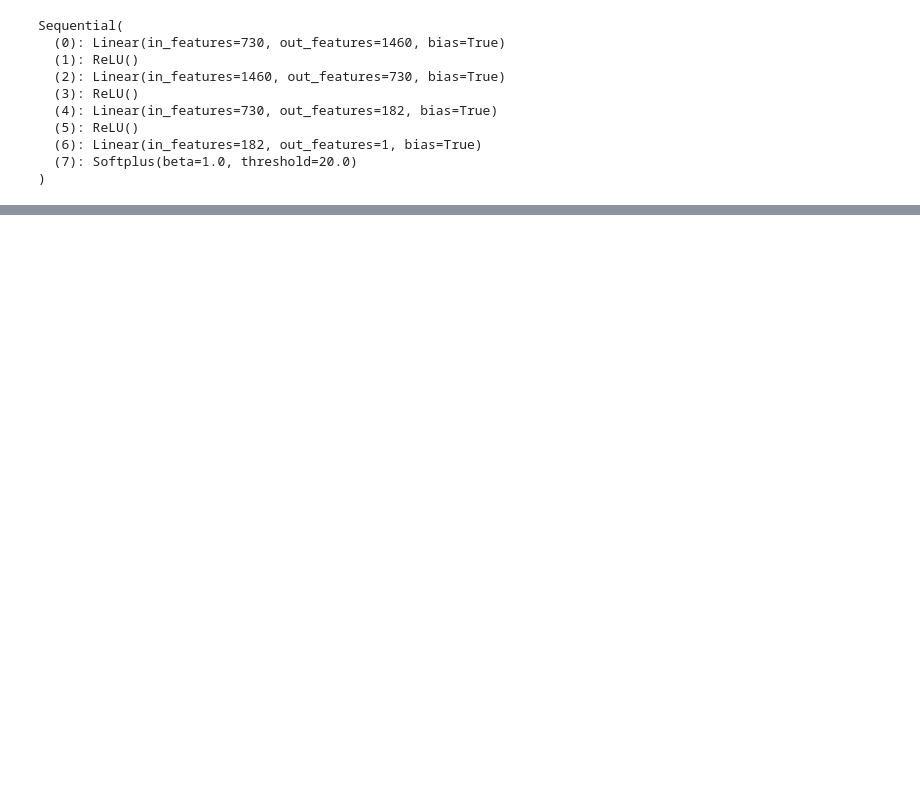
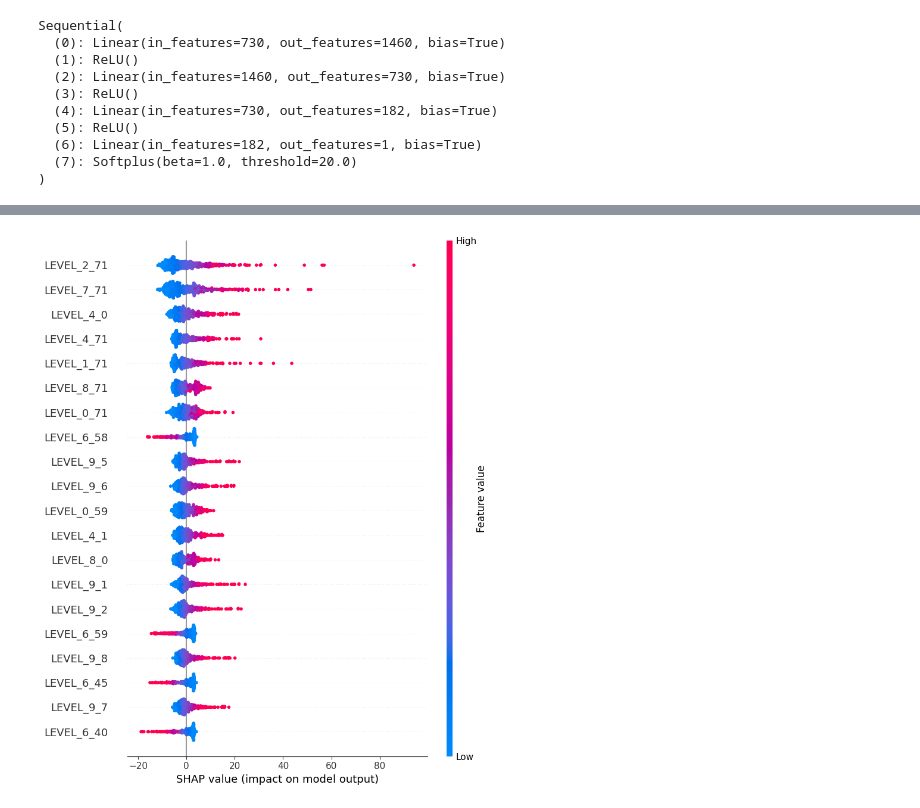
Before and after one commit to filips123/KengurujiArnesHackathon, a Jupyter notebook: analysis/04_test_simple_model.ipynb, the cells around one changed output, grey strips where cells are left out. Cells and saved outputs as stored; diff of their text form; code cells hidden in the pictures; blank space fills up the shorter version.

```diff
--- a/analysis/04_test_simple_model.ipynb
+++ b/analysis/04_test_simple_model.ipynb
@@ -104 +140,5 @@ Sequential(
+# %%
+shap.summary_plot(shap_values, features=x_samples_values, feature_names=data.columns[2:], plot_type="dot")
+# %% [output]
+[figure, added]
 # %% [markdown]
```
Also changed, not shown: parts of 15 cells of this notebook, 1 other file.
